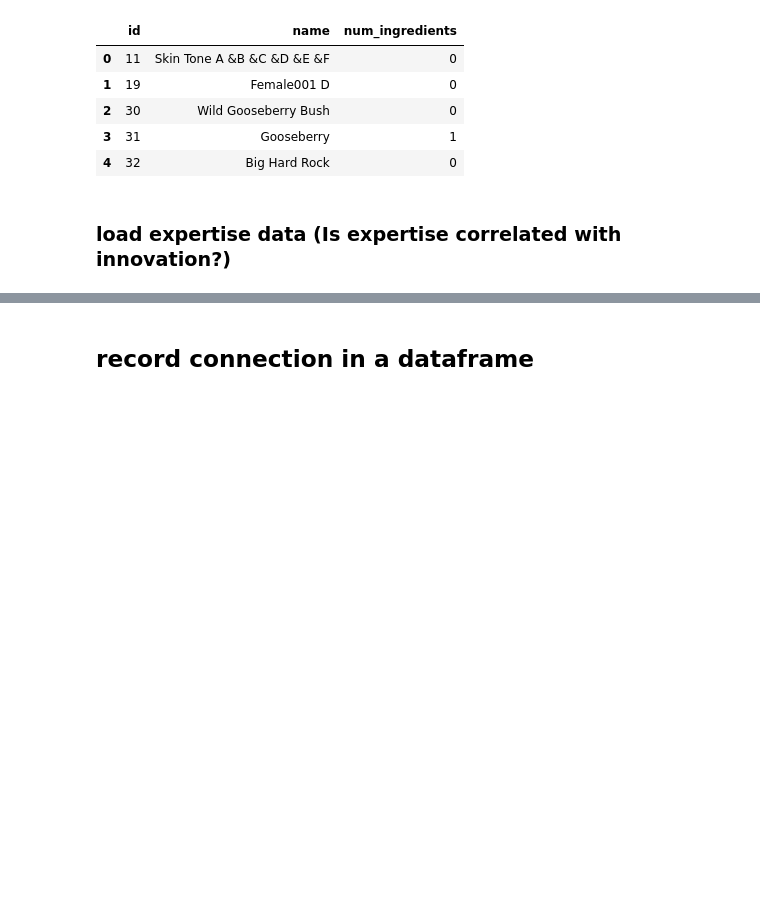
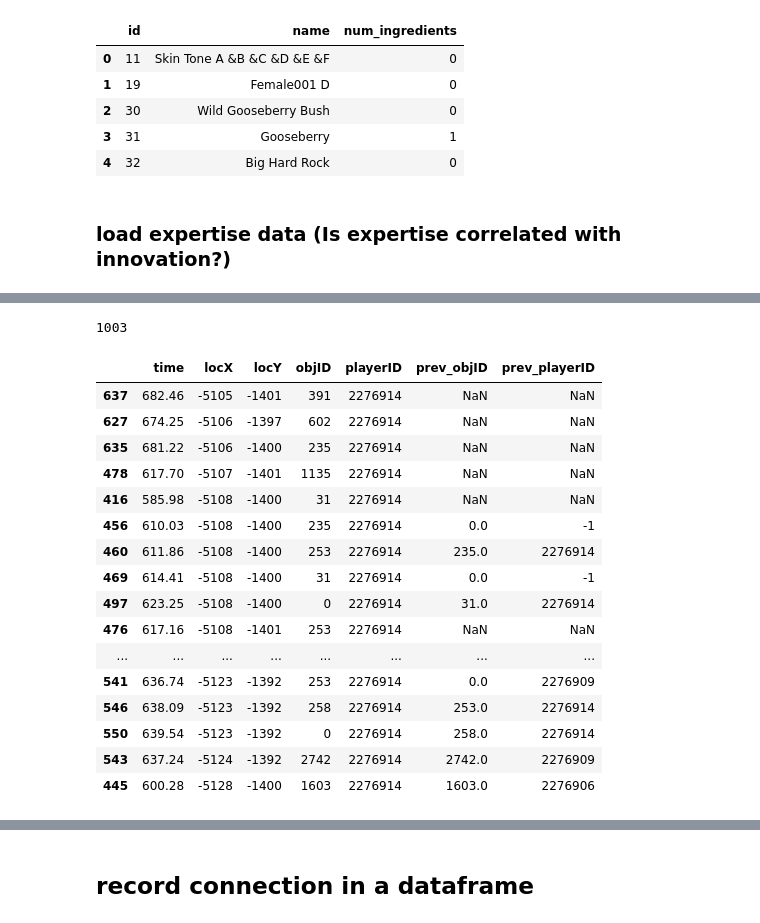
Before and after one commit to nataliavelez/OneHourOneLife, a Jupyter notebook: 2_demographics/2_9_identify_individual_innovations.ipynb, the cells around one changed output, grey strips where cells are left out. Saved outputs shown, nothing was run; the diff lists cells and outputs as text; code cells hidden in the pictures; blank space fills up the shorter version.

```diff
--- a/2_demographics/2_9_identify_individual_innovations.ipynb
+++ b/2_demographics/2_9_identify_individual_innovations.ipynb
@@ -246,0 +264,5 @@ expertise.head()
+# %%
+fam_subset = data.query('family == "ZABICKI"')
+fam_innovs = fam_subset.groupby(['objID'])['playerID'].apply(lambda x: x.tolist()[0]).to_frame().reset_index()
+fam_innovs['depth'] = fam_innovs['objID'].apply(find_depth)
+fam_innovs.head()
@@ -246,0 +280,5 @@ expertise.head()
+# %%
+fam_innovs = fam_innovs.loc[fam_innovs.depth > 0]
+fam_innovs = pd.merge(fam_innovs, parsed, on = ['objID','playerID'], how = 'inner')
+fam_innovs = fam_innovs.sort_values(by = 'depth', ascending = False).reset_index(drop = True)
+fam_innovs.head()
@@ -246,0 +292,36 @@ expertise.head()
+# %%
+len(fam_innovs)
+# %% [output]
+1003
+# %%
+fam = 'ZABICKI'
+innovs_to_be_removed = pd.DataFrame(columns = ['fam', 'objID'])
+for i,j in fam_innovs.iterrows():
+    objID = j['objID']
+    playerID = j['playerID']
+    time = j['time']
+    obj_data = parsed.query('(playerID == @playerID) and (time < @time)')
+    prev = obj_data['prev_objID'].values
+    if objID in prev:
+#         print(objID)
+        innovs_to_be_removed = innovs_to_be_removed.append({'fam':fam, 'objID':objID}, ignore_index = True)
+# %%
+obj_data
+# %% [output]
+|  | time | locX | locY | objID | playerID | prev_objID | prev_playerID |
+| 637 | 682.46 | -5105 | -1401 | 391 | 2276914 | NaN | NaN |
+| 627 | 674.25 | -5106 | -1397 | 602 | 2276914 | NaN | NaN |
+| 635 | 681.22 | -5106 | -1400 | 235 | 2276914 | NaN | NaN |
+| 478 | 617.70 | -5107 | -1401 | 1135 | 2276914 | NaN | NaN |
+| 416 | 585.98 | -5108 | -1400 | 31 | 2276914 | NaN | NaN |
+| 456 | 610.03 | -5108 | -1400 | 235 | 2276914 | 0.0 | -1 |
+| 460 | 611.86 | -5108 | -1400 | 253 | 2276914 | 235.0 | 2276914 |
+| 469 | 614.41 | -5108 | -1400 | 31 | 2276914 | 0.0 | -1 |
+| 497 | 623.25 | -5108 | -1400 | 0 | 2276914 | 31.0 | 2276914 |
+| 476 | 617.16 | -5108 | -1401 | 253 | 2276914 | NaN | NaN |
+| ... | ... | ... | ... | ... | ... | ... | ... |
+| 541 | 636.74 | -5123 | -1392 | 253 | 2276914 | 0.0 | 2276909 |
+| 546 | 638.09 | -5123 | -1392 | 258 | 2276914 | 253.0 | 2276914 |
+| 550 | 639.54 | -5123 | -1392 | 0 | 2276914 | 258.0 | 2276914 |
+| 543 | 637.24 | -5124 | -1392 | 2742 | 2276914 | 2742.0 | 2276909 |
+| 445 | 600.28 | -5128 | -1400 | 1603 | 2276914 | 1603.0 | 2276906 |
```
Also changed, not shown: parts of 19 cells of this notebook.
